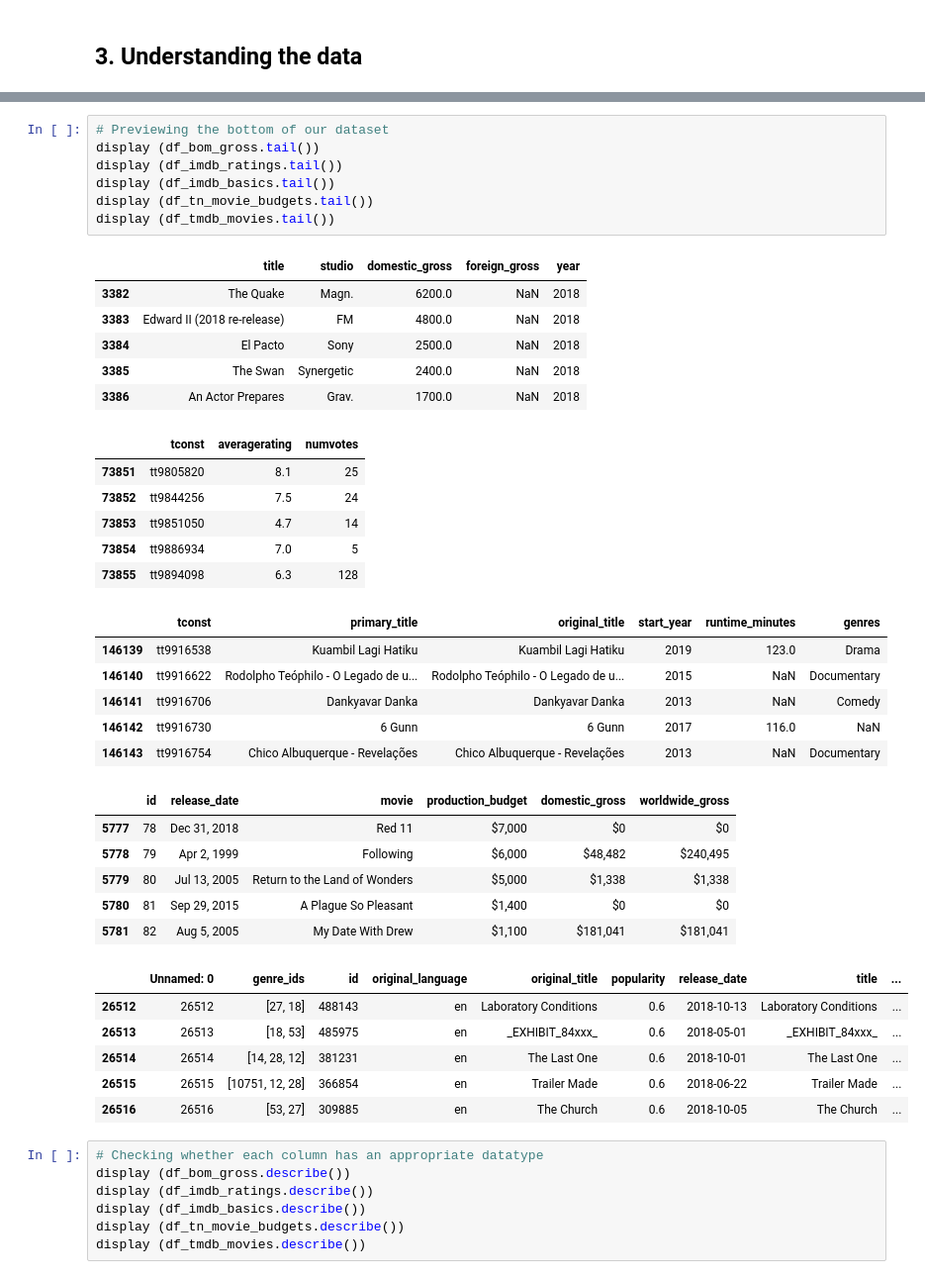
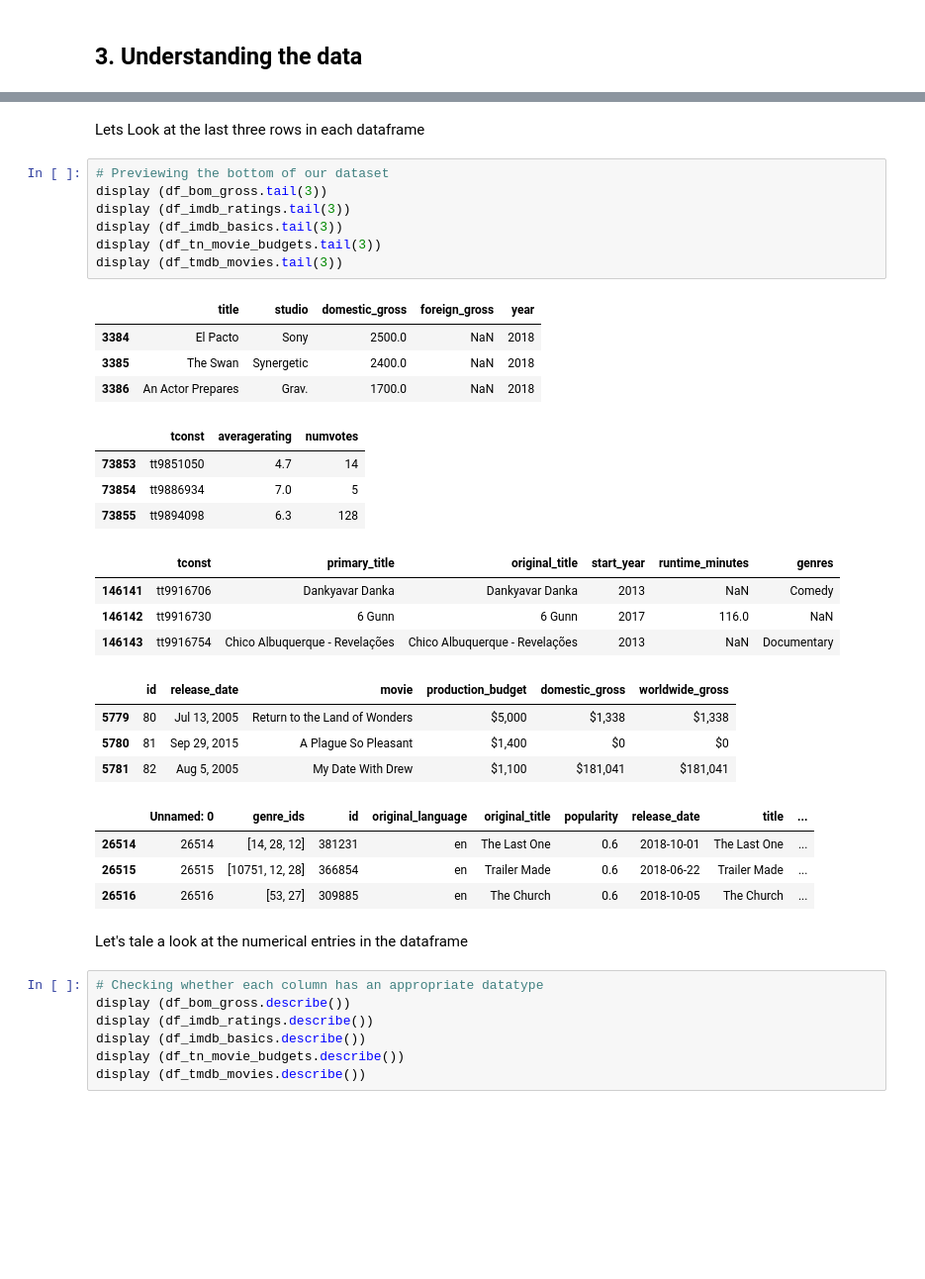
Before and after one commit to PerisWamoni/BoxOffice_Analysis, a Jupyter notebook: Box Office Analysis.ipynb, the cells around one changed output, grey strips where cells are left out. Shown: that part at 99% size. Saved outputs shown, nothing was run; the diff lists cells and outputs as text; blank space fills up the shorter version.

```diff
--- a/Box Office Analysis.ipynb
+++ b/Box Office Analysis.ipynb
@@ -103,41 +129,35 @@ Number of records in df_tmdb_movies:  26517 . It has 10 columns
+# %% [markdown]
+Lets Look at the last three rows in each dataframe
 # %%
 # Previewing the bottom of our dataset
-display (df_bom_gross.tail())
-display (df_imdb_ratings.tail())
-display (df_imdb_basics.tail())
-display (df_tn_movie_budgets.tail())
-display (df_tmdb_movies.tail())
+display (df_bom_gross.tail(3))
+display (df_imdb_ratings.tail(3))
+display (df_imdb_basics.tail(3))
+display (df_tn_movie_budgets.tail(3))
+display (df_tmdb_movies.tail(3))
 # %% [output]
 |  | title | studio | domestic_gross | foreign_gross | year |
-| 3382 | The Quake | Magn. | 6200.0 | NaN | 2018 |
-| 3383 | Edward II (2018 re-release) | FM | 4800.0 | NaN | 2018 |
 | 3384 | El Pacto | Sony | 2500.0 | NaN | 2018 |
 | 3385 | The Swan | Synergetic | 2400.0 | NaN | 2018 |
 | 3386 | An Actor Prepares | Grav. | 1700.0 | NaN | 2018 |
 |  | tconst | averagerating | numvotes |
-| 73851 | tt9805820 | 8.1 | 25 |
-| 73852 | tt9844256 | 7.5 | 24 |
 | 73853 | tt9851050 | 4.7 | 14 |
 | 73854 | tt9886934 | 7.0 | 5 |
 | 73855 | tt9894098 | 6.3 | 128 |
 |  | tconst | primary_title | original_title | start_year | runtime_minutes | genres |
-| 146139 | tt9916538 | Kuambil Lagi Hatiku | Kuambil Lagi Hatiku | 2019 | 123.0 | Drama |
-| 146140 | tt9916622 | Rodolpho Teóphilo - O Legado de u... | Rodolpho Teóphilo - O Legado de u... | 2015 | NaN | Documentary |
 | 146141 | tt9916706 | Dankyavar Danka | Dankyavar Danka | 2013 | NaN | Comedy |
 | 146142 | tt9916730 | 6 Gunn | 6 Gunn | 2017 | 116.0 | NaN |
 | 146143 | tt9916754 | Chico Albuquerque - Revelações | Chico Albuquerque - Revelações | 2013 | NaN | Documentary |
 |  | id | release_date | movie | production_budget | domestic_gross | worldwide_gross |
-| 5777 | 78 | Dec 31, 2018 | Red 11 | $7,000 | $0 | $0 |
-| 5778 | 79 | Apr 2, 1999 | Following | $6,000 | $48,482 | $240,495 |
 | 5779 | 80 | Jul 13, 2005 | Return to the Land of Wonders | $5,000 | $1,338 | $1,338 |
 | 5780 | 81 | Sep 29, 2015 | A Plague So Pleasant | $1,400 | $0 | $0 |
 | 5781 | 82 | Aug 5, 2005 | My Date With Drew | $1,100 | $181,041 | $181,041 |
 |  | Unnamed: 0 | genre_ids | id | original_language | original_title | popularity | release_date | title | ... |
-| 26512 | 26512 | [27, 18] | 488143 | en | Laboratory Conditions | 0.6 | 2018-10-13 | Laboratory Conditions | ... |
-| 26513 | 26513 | [18, 53] | 485975 | en | _EXHIBIT_84xxx_ | 0.6 | 2018-05-01 | _EXHIBIT_84xxx_ | ... |
 | 26514 | 26514 | [14, 28, 12] | 381231 | en | The Last One | 0.6 | 2018-10-01 | The Last One | ... |
 | 26515 | 26515 | [10751, 12, 28] | 366854 | en | Trailer Made | 0.6 | 2018-06-22 | Trailer Made | ... |
 | 26516 | 26516 | [53, 27] | 309885 | en | The Church | 0.6 | 2018-10-05 | The Church | ... |
+# %% [markdown]
+Let's tale a look at the numerical entries in the dataframe
 # %%
 # Checking whether each column has an appropriate datatype
 display (df_bom_gross.describe())
```
Also changed, not shown: parts of 43 cells of this notebook, 10 other files.
